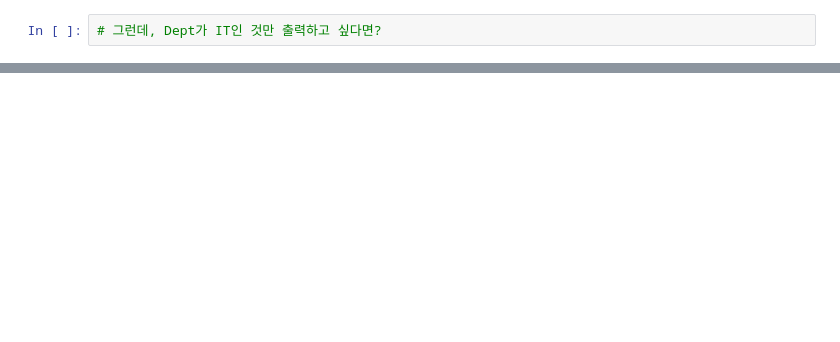
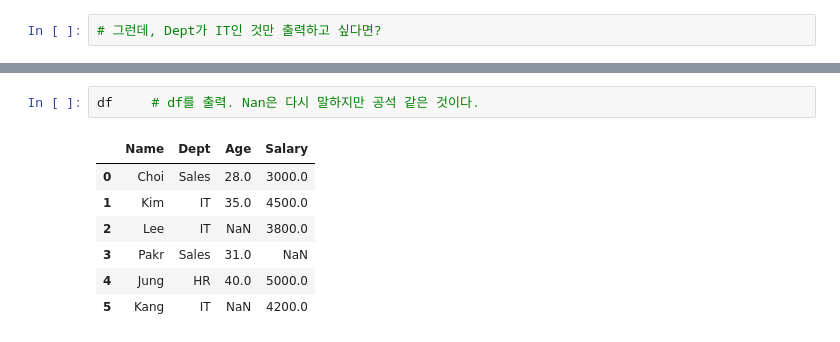
Before and after one commit to hslcrb/kw-competition-practice, a Jupyter notebook: 20260704-토요실습1.ipynb, the cells around one changed output, grey strips where cells are left out. Saved outputs shown, nothing was run; the diff lists cells and outputs as text; blank space fills up the shorter version.

```diff
--- a/20260704-토요실습1.ipynb
+++ b/20260704-토요실습1.ipynb
@@ -284,0 +285,10 @@ df.loc[df['Dept']=='IT',['Name','Salary']]        # Dept 이름이 IT이면 Name
+# %%
+df     # df를 출력. Nan은 다시 말하지만 공석 같은 것이다.
+# %% [output]
+|  | Name | Dept | Age | Salary |
+| 0 | Choi | Sales | 28.0 | 3000.0 |
+| 1 | Kim | IT | 35.0 | 4500.0 |
+| 2 | Lee | IT | NaN | 3800.0 |
+| 3 | Pakr | Sales | 31.0 | NaN |
+| 4 | Jung | HR | 40.0 | 5000.0 |
+| 5 | Kang | IT | NaN | 4200.0 |
```
Also changed, not shown: parts of 11 cells of this notebook.
